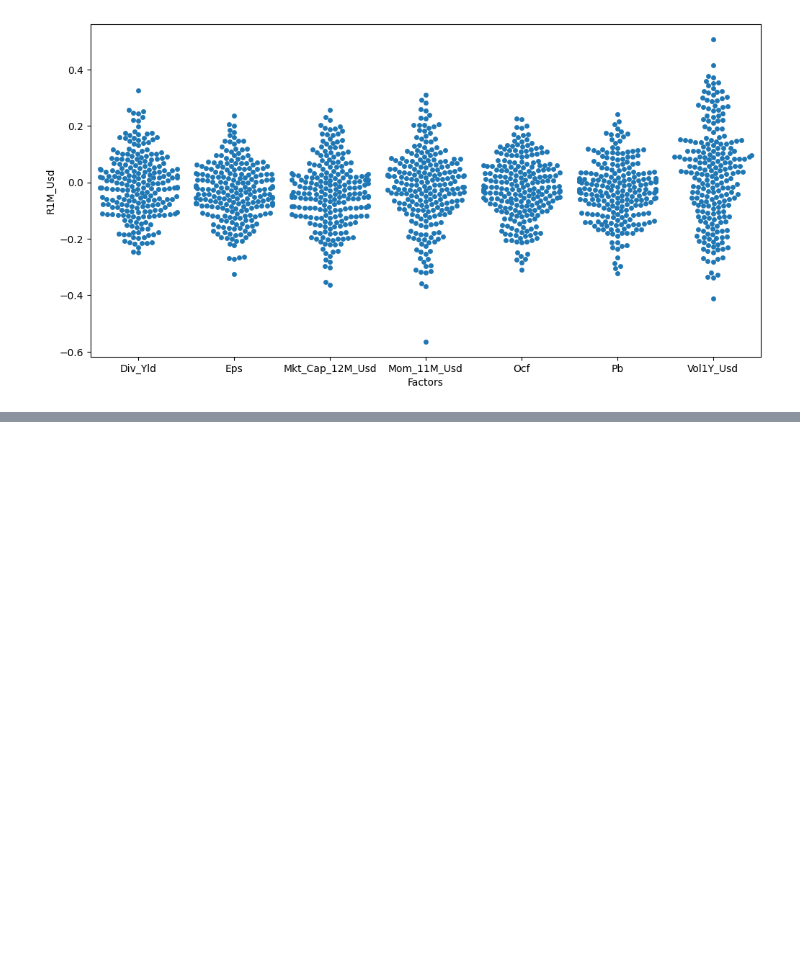
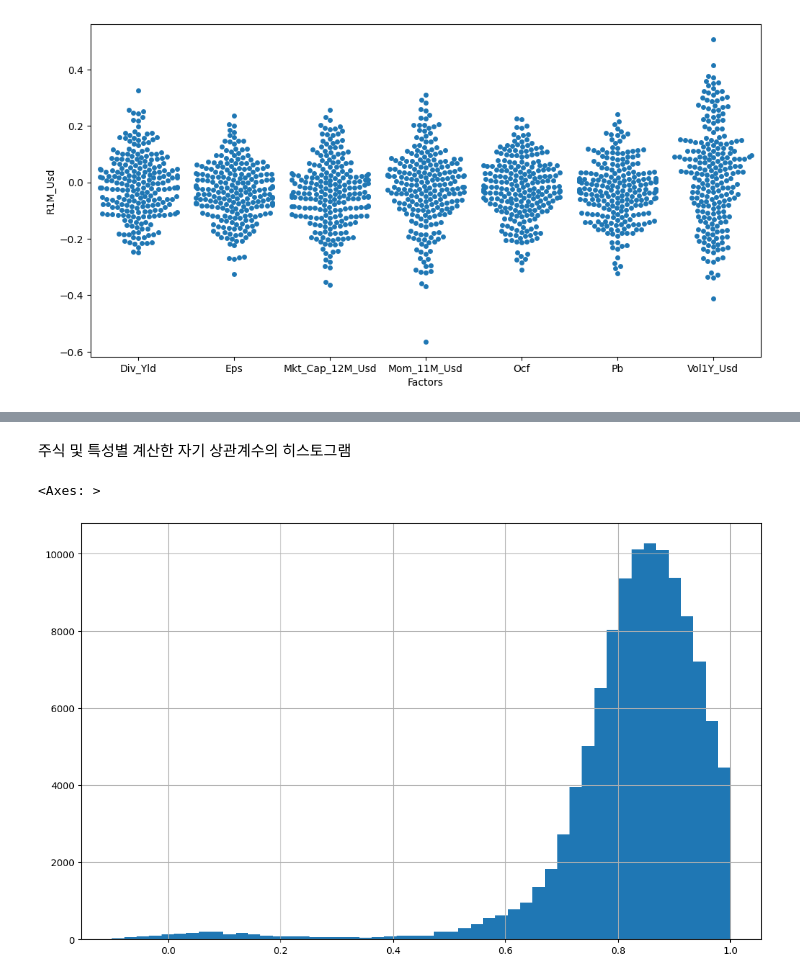
Before and after one commit to nomorebye/coding, a Jupyter notebook: ai3/chap4.ipynb, the cells around one changed output, grey strips where cells are left out. Cells and saved outputs as stored; diff of their text form; code cells hidden in the pictures; blank space fills up the shorter version.

```diff
--- a/ai3/chap4.ipynb
+++ b/ai3/chap4.ipynb
@@ -33,0 +50,13 @@ sns.swarmplot(x="Factors", y="R1M_Usd", data=data_corr)
+# %% [markdown]
+주식 및 특성별 계산한 자기 상관계수의 히스토그램
+# %%
+cols = []
+cols = ['stock_id']+list(data_ml.iloc[:,3:95].columns)
+# 주식 식별 코드와 변수 쌍으로 정렬 후 자기 상관계수 계산
+data_hist_acf = pd.melt(data_ml[cols], id_vars ='stock_id').groupby(
+    ['stock_id', 'variable']).apply(lambda x: x['value'].autocorr(lag=1))
+plt.figure(figsize=(13,8))
+data_hist_acf.hist(bins=50, range=[-0.1,1])
+# %% [output]
+<Axes: >
+[figure, added]
```
Also changed, not shown: parts of 21 cells of this notebook.
